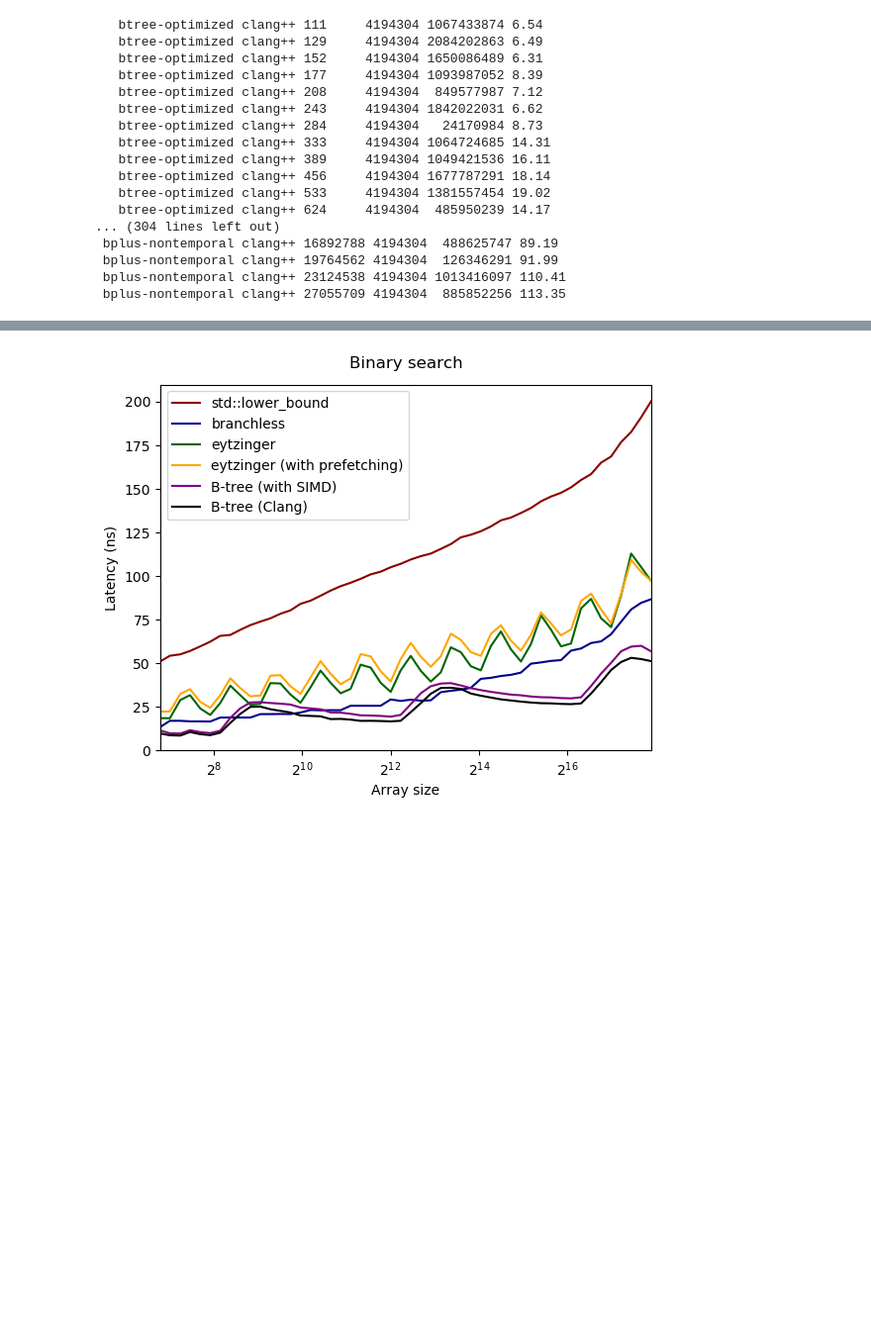
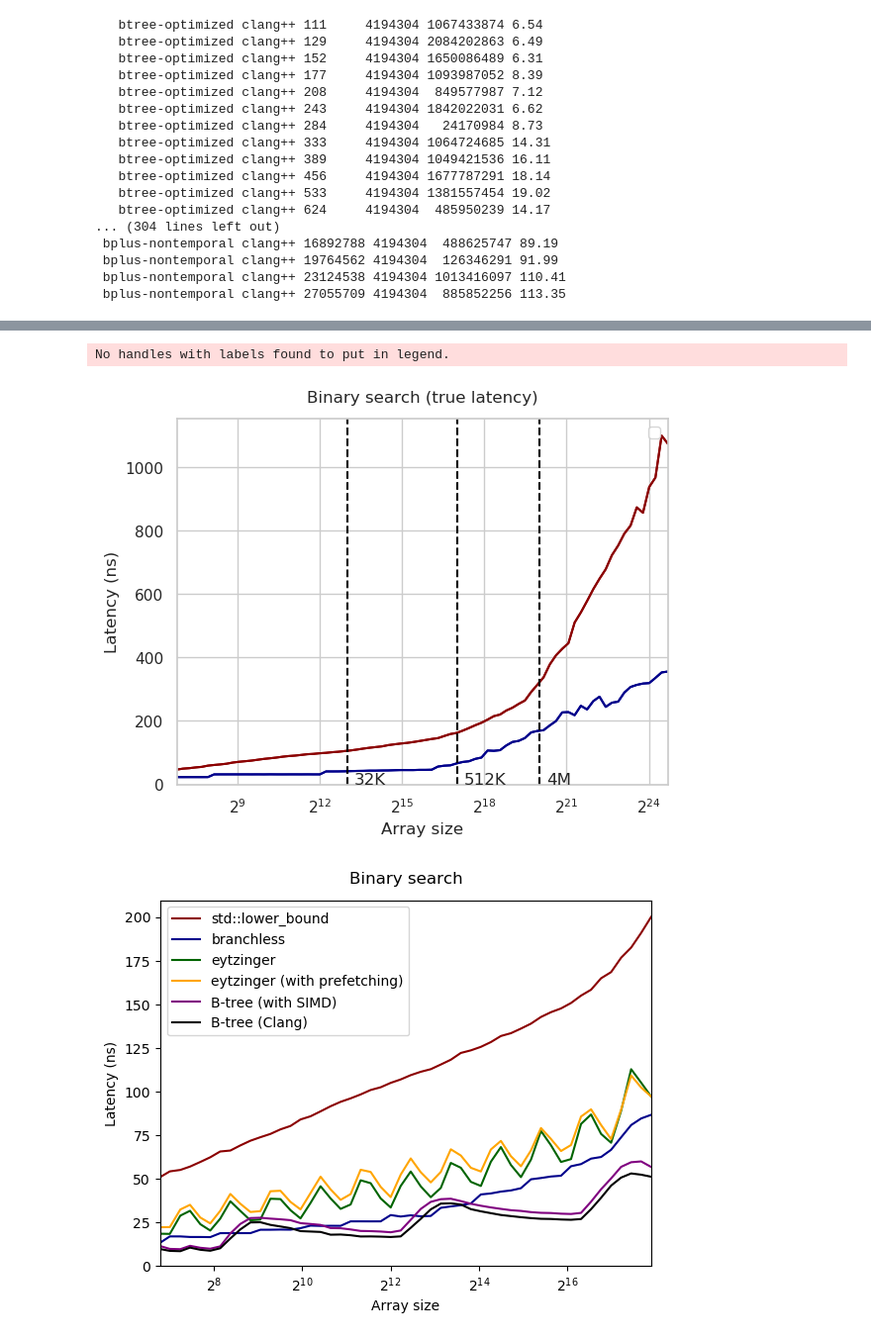
Before and after one commit to sslotin/amh-code, a Jupyter notebook: binsearch/final.ipynb, the cells around one changed output, grey strips where cells are left out. Shown at 99% size. Cells and saved outputs as stored; diff of their text form; code cells hidden in the pictures; blank space fills up the shorter version.

```diff
--- a/binsearch/final.ipynb
+++ b/binsearch/final.ipynb
@@ -224,0 +280,7 @@ latency_bplus = [bench('bplus', n=n, q=2**22, latency=True) for n in ns]
+# %%
+plt.plot(ns, latency_std, color='darkred')
+plt.plot(ns, latency_bplus, color='darkblue')
+plot('Binary search (true latency)', 'Latency (ns)', 'search-latency.svg', 1)
+# %% [output]
+No handles with labels found to put in legend.
+[figure, added]
```
Also changed, not shown: parts of 6 cells of this notebook, 2 other files.
